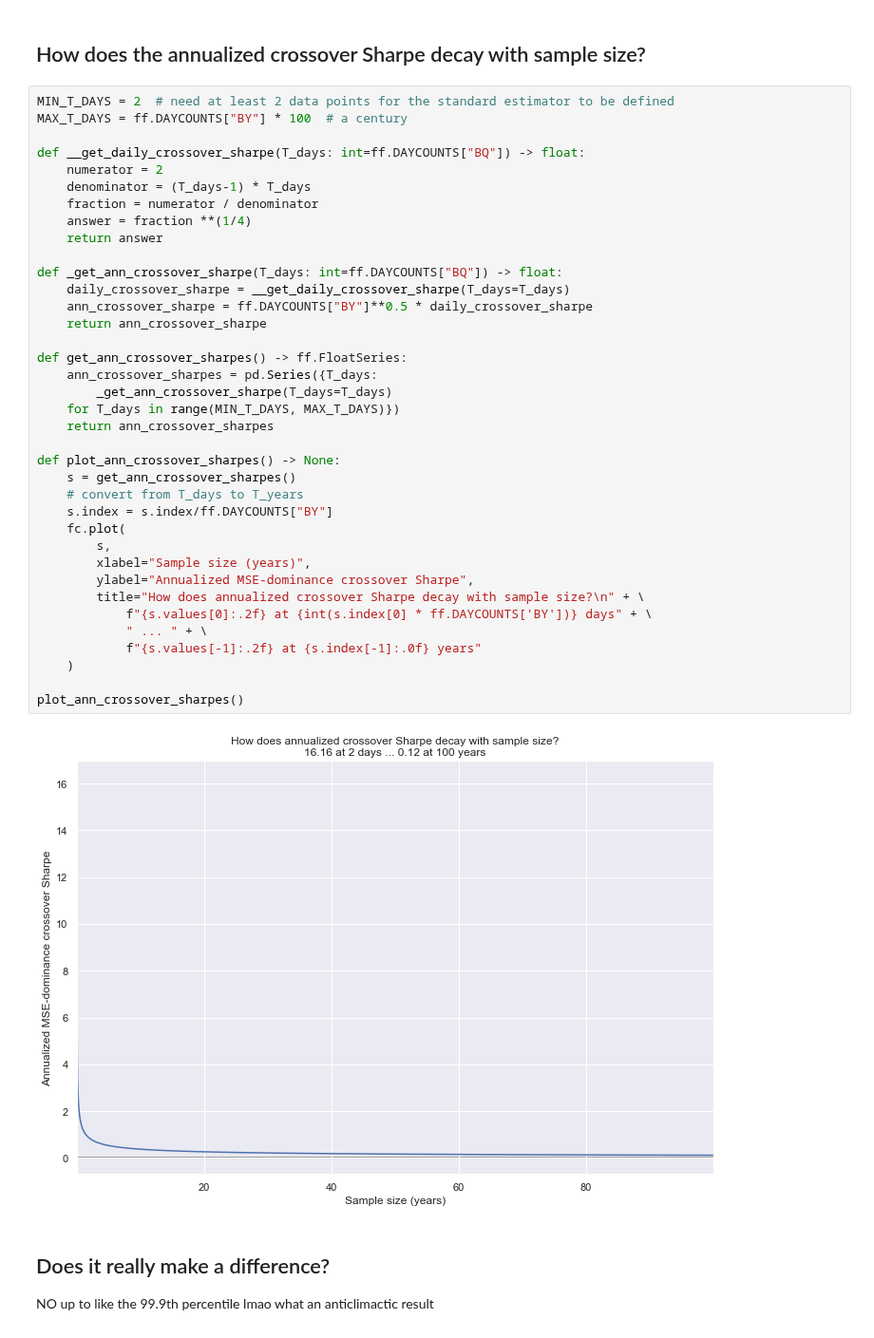
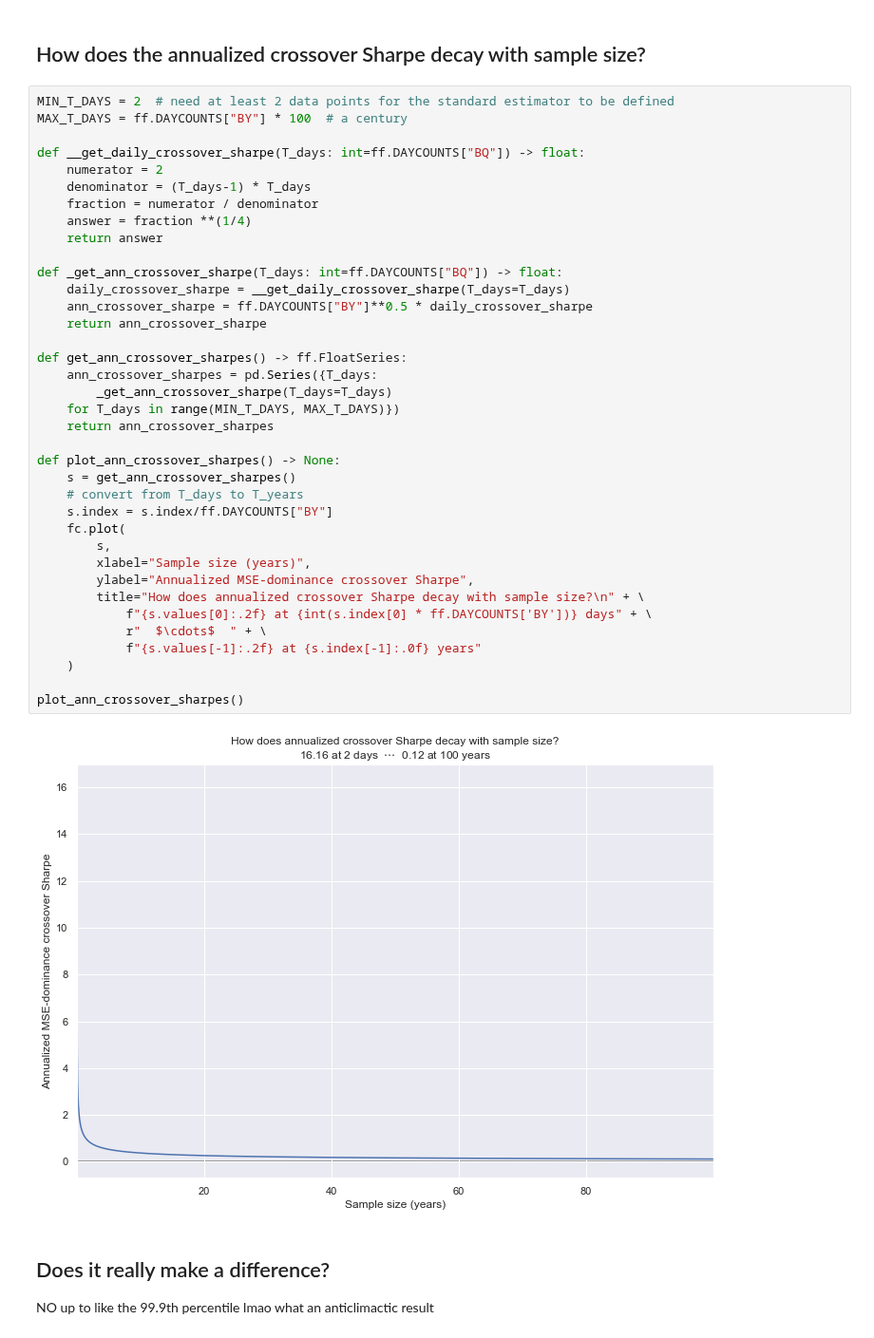
Before and after one commit to sparshsah/foggy-demo, a Jupyter notebook: demo/stats/risk-bias-variance.ipynb, the cells around one changed output. Shown at 95% size. Saved outputs shown, nothing was run; the diff lists cells and outputs as text.

```diff
--- a/demo/stats/risk-bias-variance.ipynb
+++ b/demo/stats/risk-bias-variance.ipynb
@@ -97,35 +97,35 @@ def __get_daily_crossover_sharpe(T_days: int=ff.DAYCOUNTS["BQ"]) -> float:
     fraction = numerator / denominator
     answer = fraction **(1/4)
     return answer
 
 def _get_ann_crossover_sharpe(T_days: int=ff.DAYCOUNTS["BQ"]) -> float:
     daily_crossover_sharpe = __get_daily_crossover_sharpe(T_days=T_days)
     ann_crossover_sharpe = ff.DAYCOUNTS["BY"]**0.5 * daily_crossover_sharpe
     return ann_crossover_sharpe
 
 def get_ann_crossover_sharpes() -> ff.FloatSeries:
     ann_crossover_sharpes = pd.Series({T_days:
         _get_ann_crossover_sharpe(T_days=T_days)
     for T_days in range(MIN_T_DAYS, MAX_T_DAYS)})
     return ann_crossover_sharpes
 
 def plot_ann_crossover_sharpes() -> None:
     s = get_ann_crossover_sharpes()
     # convert from T_days to T_years
     s.index = s.index/ff.DAYCOUNTS["BY"]
     fc.plot(
         s,
         xlabel="Sample size (years)",
         ylabel="Annualized MSE-dominance crossover Sharpe",
         title="How does annualized crossover Sharpe decay with sample size?\n" + \
             f"{s.values[0]:.2f} at {int(s.index[0] * ff.DAYCOUNTS['BY'])} days" + \
-            " ... " + \
+            r"  $\cdots$  " + \
             f"{s.values[-1]:.2f} at {s.index[-1]:.0f} years"
     )
 
 plot_ann_crossover_sharpes()
 # %% [output]
-[figure, old version]
+[figure, new version]
 # %% [markdown]
 ## Does it really make a difference?
 
```
Also changed, not shown: parts of 1 cell of this notebook.
